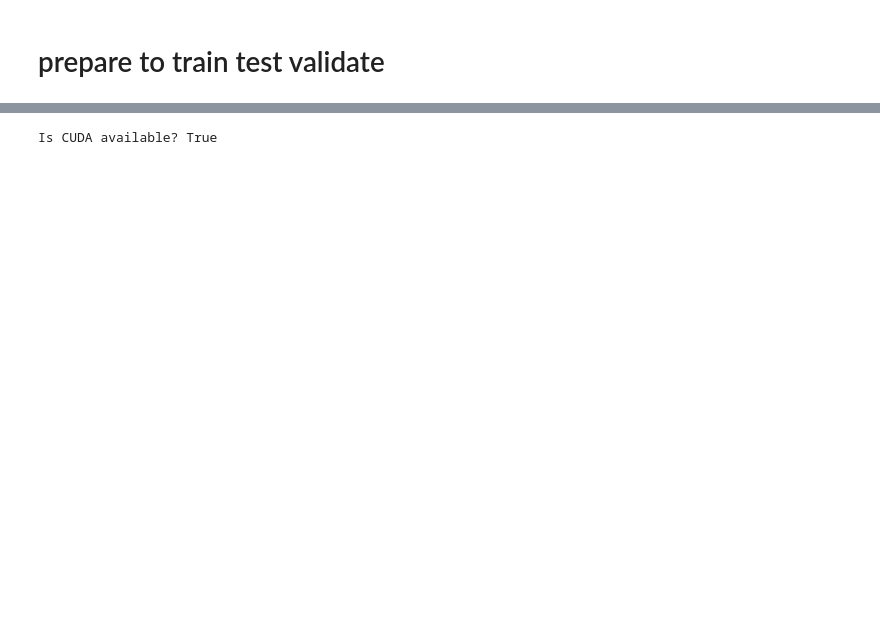
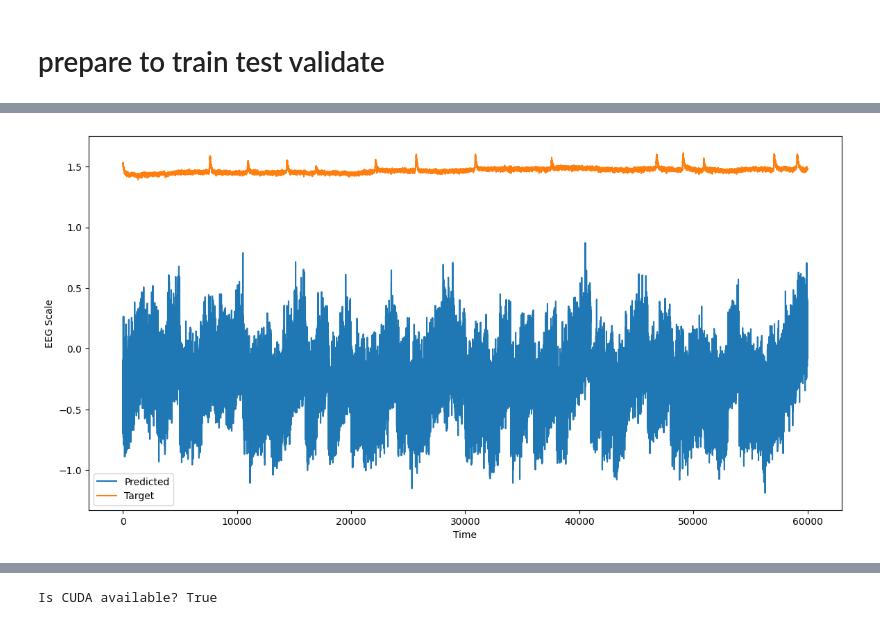
Before and after one commit to Metaverse-Crowdsource/Complete-Neural-Signal-Analysis, a Jupyter notebook: Neural Net.ipynb, the cells around one changed output, grey strips where cells are left out. Drawn from its saved outputs; the diff is of its cells as text; code cells hidden in the pictures; blank space fills up the shorter version.

```diff
--- a/Neural Net.ipynb
+++ b/Neural Net.ipynb
@@ -912,2 +1079,11 @@ else:
 # %% [markdown]
 # prepare to train test validate
+# %%
+import torch
+from torch.utils.data import DataLoader, TensorDataset
+
+# Load the tensor
+final_input_tensor = torch.load("/home/vincent/AAA_projects/MVCS/Neuroscience/Models/Test Validation/final_input_tensor")
+
+# Verify that the tensor was loaded correctly
+print(final_input_tensor.shape)
@@ -961,0 +1285,35 @@ test_loader = DataLoader(test_dataset, batch_size=batch_size, shuffle=False)
+# %%
+# Concatenate all the mini-batch outputs (assuming `outputs` is a list of mini-batches)
+predicted_outputs_concatenated = torch.cat(tuple(outputs), dim=0)
+
+# Pad with zeros
+missing_rows = test_data_Y.shape[0] - predicted_outputs_concatenated.shape[0]
+padding = torch.zeros(missing_rows, predicted_outputs_concatenated.shape[1])
+predicted_outputs_padded = torch.cat([predicted_outputs_concatenated, padding], dim=0)
+
+# Convert them to numpy arrays if they are tensors
+predicted_outputs_np = predicted_outputs_padded.cpu().detach().numpy()
+target_values_np = test_data_Y.cpu().detach().numpy()
+
+# Reshape to 2D arrays for inverse transform
+predicted_outputs_2D = predicted_outputs_np.reshape(-1, predicted_outputs_np.shape[-1])
+target_values_2D = target_values_np.reshape(-1, target_values_np.shape[-1])
+
+# Inverse transform to original scale
+predicted_outputs_original_scale_2D = scaler.inverse_transform(predicted_outputs_2D)
+target_values_original_scale_2D = scaler.inverse_transform(target_values_2D)
+
+# Reshape back to original shape
+predicted_outputs_original_scale = predicted_outputs_original_scale_2D.reshape(predicted_outputs_np.shape)
+target_values_original_scale = target_values_original_scale_2D.reshape(target_values_np.shape)
+
+# Now, let's plot
+plt.figure(figsize=(14, 7))
+plt.plot(predicted_outputs_original_scale[:60000, 0], label='Predicted')
+plt.plot(target_values_original_scale[:60000, 0], label='Target')
+plt.ylabel('EEG Scale')
+plt.xlabel('Time')
+plt.legend()
+plt.show()
+# %% [output]
+[figure, added]
```
Also changed, not shown: parts of 27 cells of this notebook, 2 other files.
